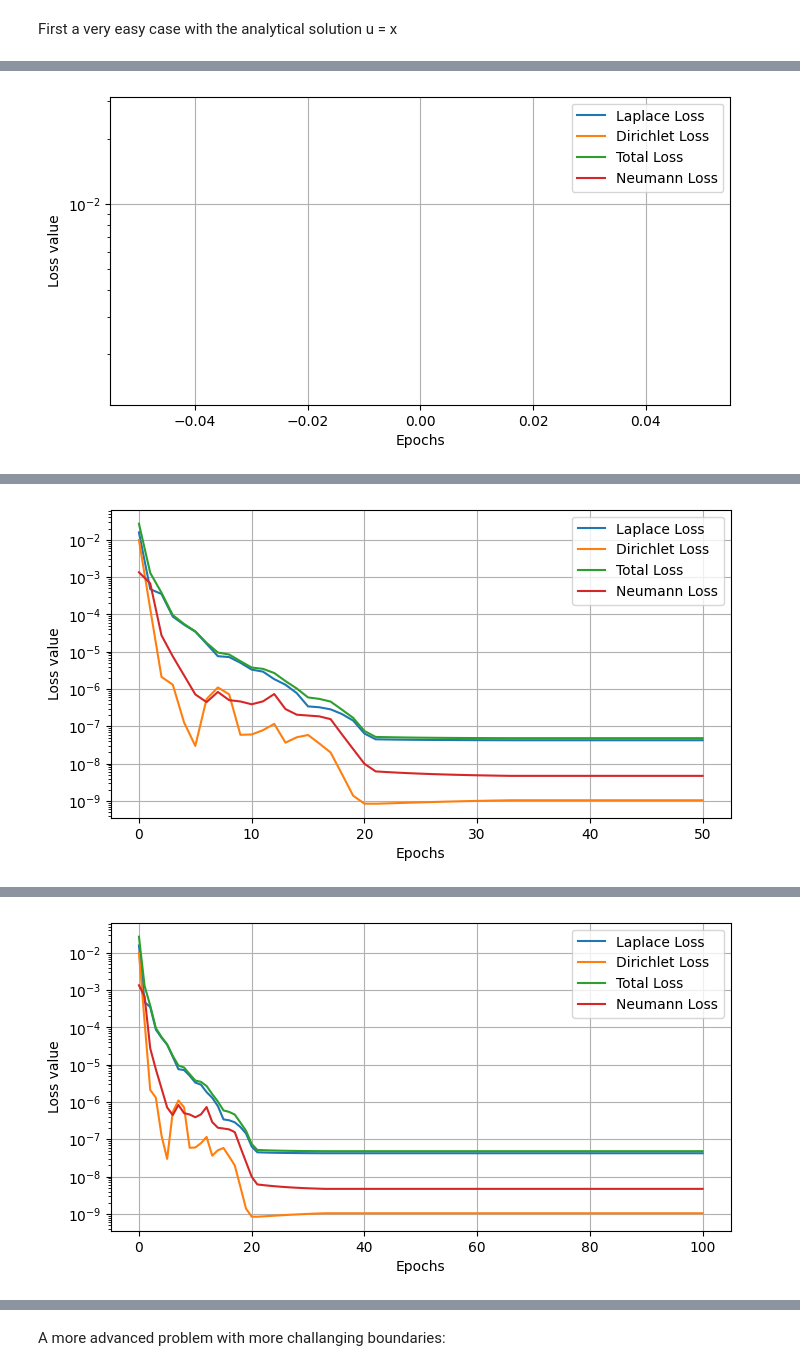
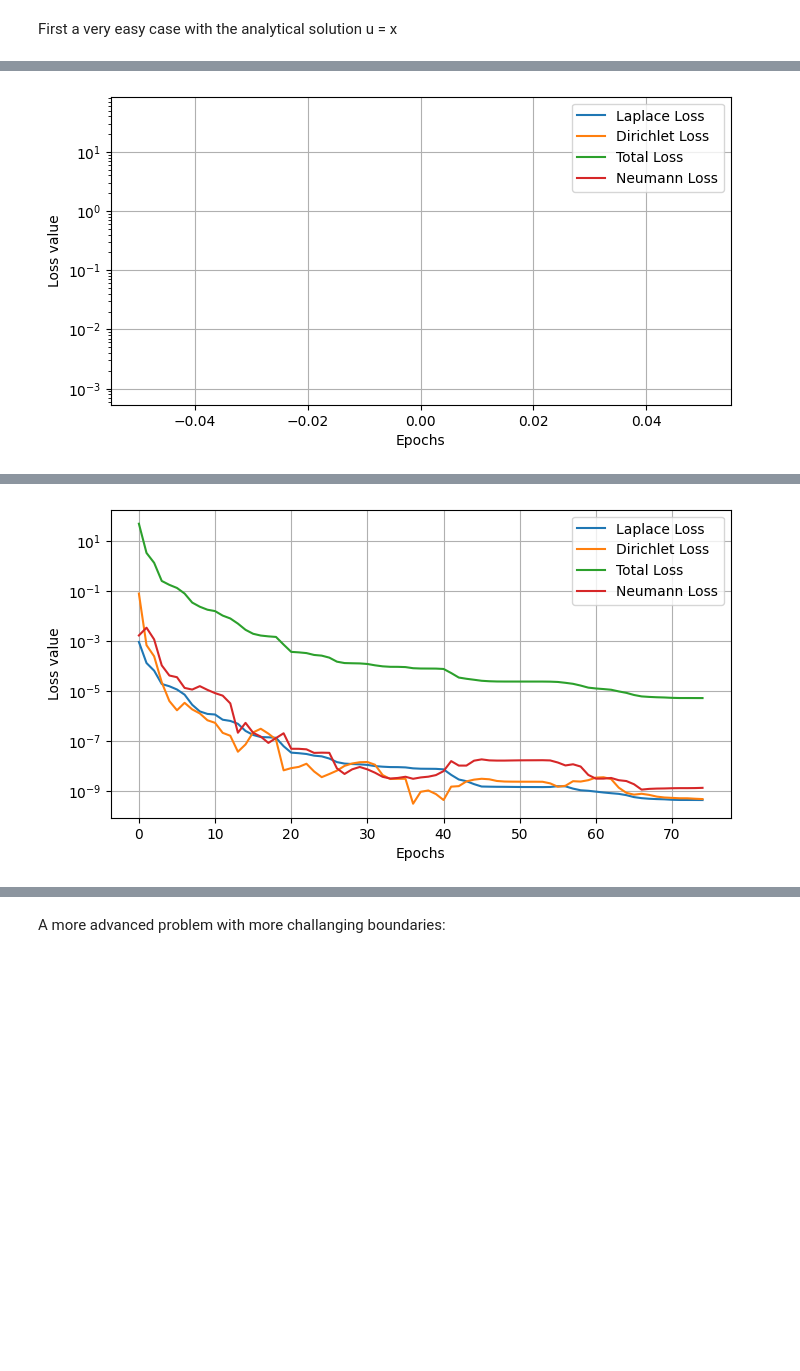
Before and after one commit to jolu2111/Prosjektoppgave, a Jupyter notebook: Laplace_equation.ipynb, the cells around one changed output, grey strips where cells are left out. Cells and saved outputs as stored; diff of their text form; code cells hidden in the pictures; blank space fills up the shorter version.

```diff
--- a/Laplace_equation.ipynb
+++ b/Laplace_equation.ipynb
@@ -120,8 +120,8 @@ boundary_target_dirichlet = torch.cat(boundary_target_dirichlet, dim=0)
 neumann_boundaries = [
     # ('vertical', 0, 0, 1, 100),  # Left boundary
     # ('vertical', 1, 0, 1, 100),  # Right boundary
-    ('horizontal', 0, 0, 1, 100),  # Bottom boundary
-    ('horizontal', 1, 0, 1, 100)   # Top boundary
+    ('horizontal', 0, 0, 1, 1000),  # Bottom boundary
+    ('horizontal', 1, 0, 1, 1000)   # Top boundary
 ]
 
 for axis, place, start, end, num_points in neumann_boundaries:
@@ -149,9 +149,9 @@ epochs_recorded = []
 #Defining changeable parameters:
 model=pinn(hidden_size=64, hidden_layers=3) # to be used for evaluating u at boundaries and inside the domain
 optimizer = torch.optim.LBFGS(model.parameters(), lr=0.1, max_iter=20) #Using the Adam optimizer
-lambda_laplace, lambda_dirichlet, lambda_neumann = 1,1,1  #Weights for the losses
-scheduler = ReduceLROnPlateau(optimizer, mode='min', factor=0.1, patience=50, verbose=True)
-epochs=101
+lambda_laplace, lambda_dirichlet, lambda_neumann = 10000,500,500  #Weights for the losses
+# scheduler = ReduceLROnPlateau(optimizer, mode='min', factor=0.1, patience=50, verbose=True)
+epochs=75
 
 #Training loop:
 for epoch in range(epochs):
@@ -165,11 +165,11 @@ for epoch in range(epochs):
     def closure():
         optimizer.zero_grad()  # Clear previous gradients
         loss_laplace = laplace_residual(model, train_points)
-        boundary_loss_dirichlet = loss_dirichlet_boundary(model, boundary_points_dirichlet, boundary_target_dirichlet)
+        loss_dirichlet = loss_dirichlet_boundary(model, boundary_points_dirichlet, boundary_target_dirichlet)
         loss_neumann = loss_neumann_boundary(model, boundary_points_neumann, axis='horizontal')
 
         # Add other boundary losses if needed
-        total_loss = loss_laplace + boundary_loss_dirichlet + loss_neumann
+        total_loss =loss_laplace * lambda_laplace  + loss_dirichlet * lambda_dirichlet + loss_neumann * lambda_neumann
 
         total_loss.backward()  # Compute gradients
         return total_loss
@@ -190,10 +190,10 @@ for epoch in range(epochs):
     total_losses.append(loss.item())
     epochs_recorded.append(epoch)
 
-    scheduler.step(loss)
+    # scheduler.step(loss)
 
     # Logging
-    if epoch % 50 == 0:
+    if epoch % 74 == 0:
         print(f"Epoch {epoch}, Total Loss: {loss.item():.3E}, Domain Loss: {loss_laplace.item():.3E}, Boundary Loss Dirichlet: {loss_dirichlet.item():.3E}")
         plot_losses(epochs_recorded, laplace_losses, dirichlet_losses, neumann_losses, total_losses)
 # %% [output]
@@ -201 +201 @@ Epoch 0, Total Loss: 2.716E-02, Domain Loss: 1.586E-02, Boundary Loss Dirichlet:
-[figure, old version]
+[figure, new version]
@@ -203 +203 @@ Epoch 50, Total Loss: 4.821E-08, Domain Loss: 4.246E-08, Boundary Loss Dirichlet
-[figure, old version]
+[figure, new version]
@@ -205,4 +204,3 @@ Epoch 100, Total Loss: 4.821E-08, Domain Loss: 4.246E-08, Boundary Loss Dirichle
-[figure, removed]
 # %%
 # Define the grid
 num = 100
```
Also changed, not shown: parts of 9 cells of this notebook, 1 other file.
